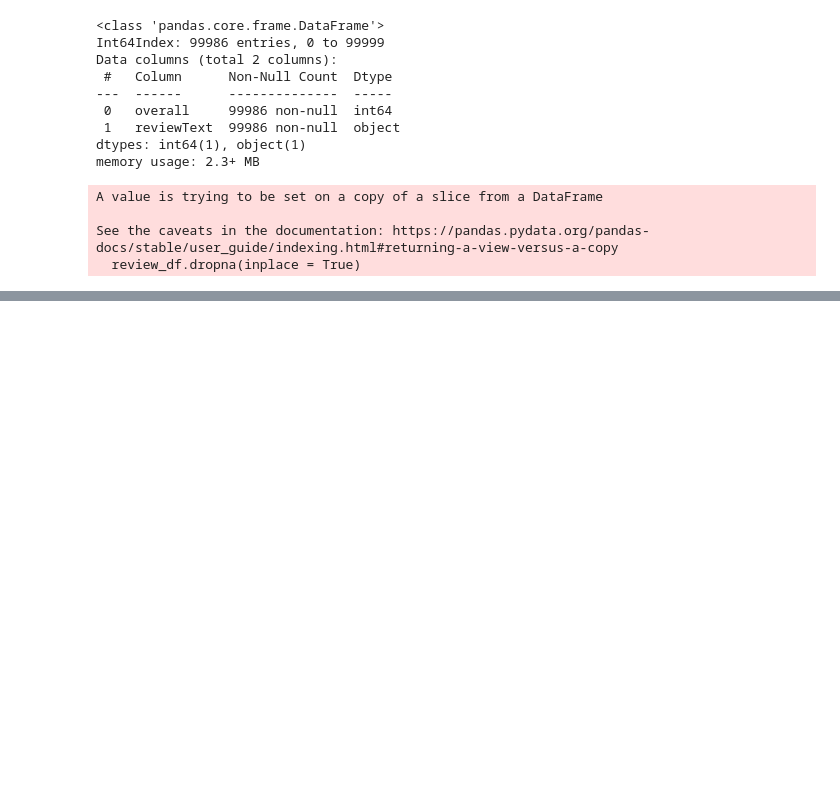
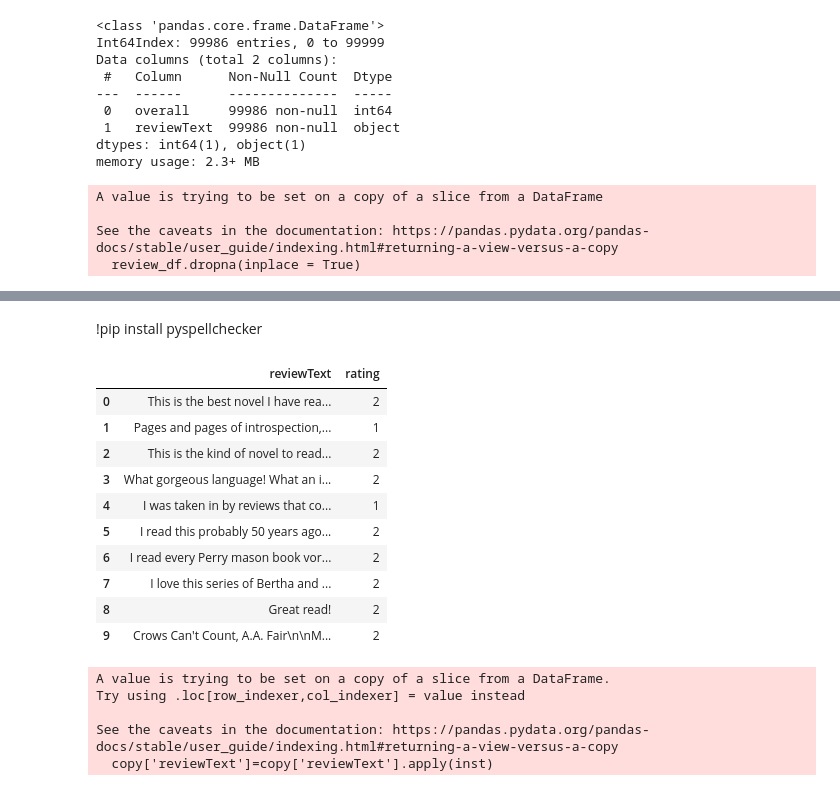
Before and after one commit to Juliana-Yakimchuk/Amazon_Review-Sentiment-Analysis, a Jupyter notebook: sentiment_analysis_reviews.ipynb, the cells around one changed output, grey strips where cells are left out. Saved outputs shown, nothing was run; the diff lists cells and outputs as text; code cells hidden in the pictures; blank space fills up the shorter version.

```diff
--- a/sentiment_analysis_reviews.ipynb
+++ b/sentiment_analysis_reviews.ipynb
@@ -158,0 +185,4 @@ Name: overall, Length: 99986, dtype: int64
+# %%
+# alll assigned correctly, we can drop the redundant "overall" feature now:
+review_df = review_df.drop(columns = ['overall'])
+review_df.head()
@@ -158,0 +196,2 @@ Name: overall, Length: 99986, dtype: int64
+# %% [markdown]
+!pip install pyspellchecker
@@ -158,0 +240,23 @@ Name: overall, Length: 99986, dtype: int64
+# %%
+copy=review_df[:10]
+copy
+# %% [output]
+|  | reviewText | rating |
+| 0 | This is the best novel I have rea... | 2 |
+| 1 | Pages and pages of introspection,... | 1 |
+| 2 | This is the kind of novel to read... | 2 |
+| 3 | What gorgeous language! What an i... | 2 |
+| 4 | I was taken in by reviews that co... | 1 |
+| 5 | I read this probably 50 years ago... | 2 |
+| 6 | I read every Perry mason book vor... | 2 |
+| 7 | I love this series of Bertha and ... | 2 |
+| 8 | Great read! | 2 |
+| 9 | Crows Can't Count, A.A. Fair\n\nM... | 2 |
+# %%
+copy['reviewText']=copy['reviewText'].apply(inst)
+# %% [output]
+A value is trying to be set on a copy of a slice from a DataFrame.
+Try using .loc[row_indexer,col_indexer] = value instead
+
+See the caveats in the documentation: https://pandas.pydata.org/pandas-docs/stable/user_guide/indexing.html#returning-a-view-versus-a-copy
+  copy['reviewText']=copy['reviewText'].apply(inst)
```
Also changed, not shown: parts of 8 cells of this notebook.
